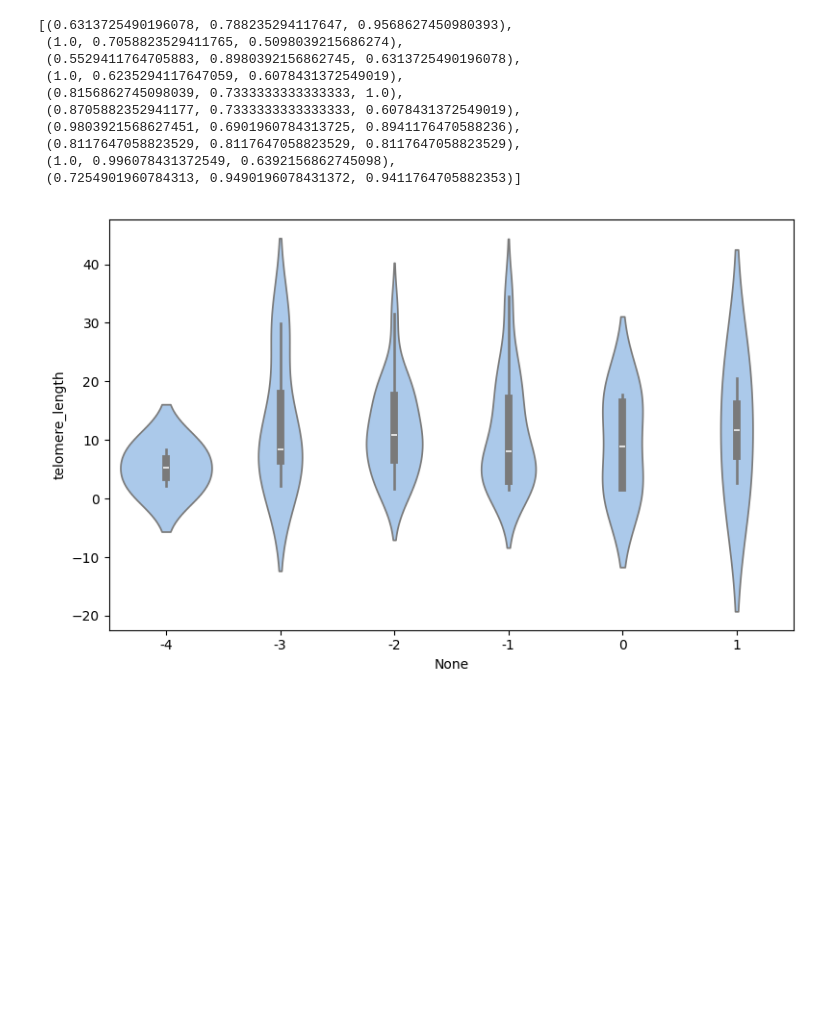
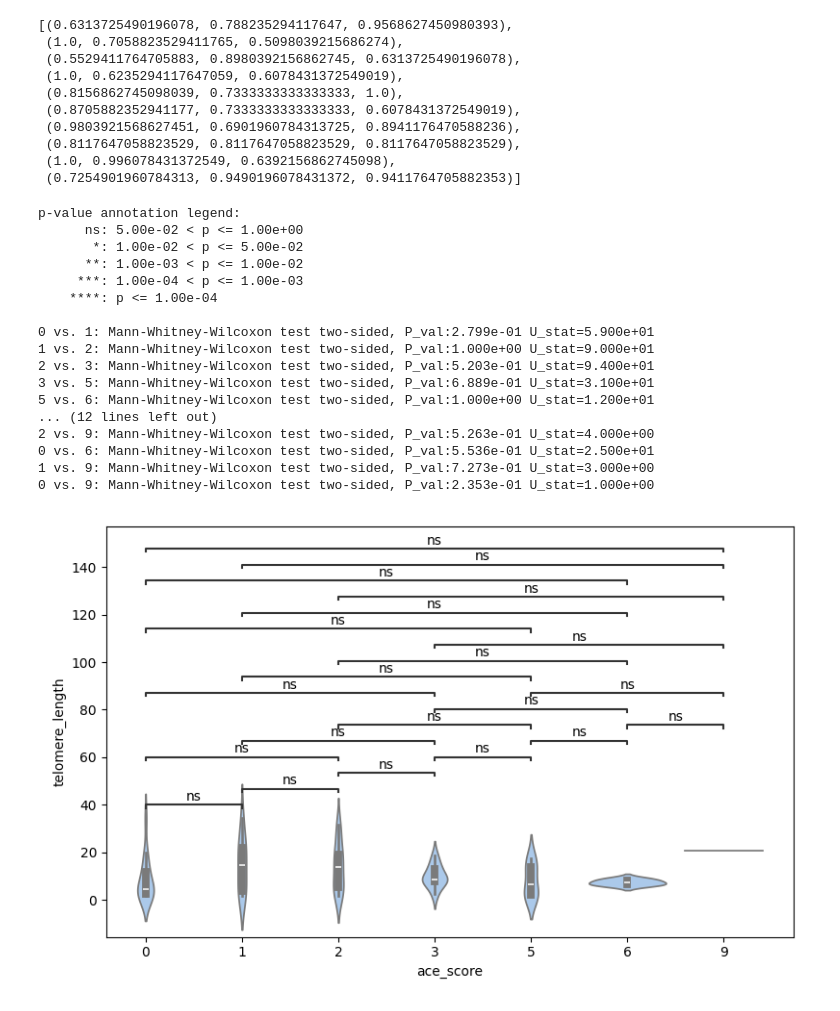
Before and after one commit to akaeii/telomere-mental-health, a Jupyter notebook: testing_grounds.ipynb, the cells around one changed output. Cells and saved outputs as stored; diff of their text form; code cells hidden in the pictures; blank space fills up the shorter version.

```diff
--- a/testing_grounds.ipynb
+++ b/testing_grounds.ipynb
@@ -30,8 +32,36 @@ palette
+# %%
+pairs = list(combinations([0, 1, 2, 3, 5, 6, 9], r=2))
 # %%
 test_fig, test_ax = plt.subplots(1, 1, figsize=(8, 5))
 
-sns.violinplot(x=delta_hamd, y=data.telomere_length)
+sns.violinplot(x=data.ace_score, y=data.telomere_length)
+
+annotator = Annotator(
+    ax=test_ax,
+    pairs=pairs,
+    x=data.ace_score,
+    y=data.telomere_length,
+)
+annotator.configure(test="Mann-Whitney", text_format="star", loc="inside")
+annotator.apply_and_annotate()
 
 test_fig.tight_layout()
 # %% [output]
+p-value annotation legend:
+      ns: 5.00e-02 < p <= 1.00e+00
+       *: 1.00e-02 < p <= 5.00e-02
+      **: 1.00e-03 < p <= 1.00e-02
+     ***: 1.00e-04 < p <= 1.00e-03
+    ****: p <= 1.00e-04
+
+0 vs. 1: Mann-Whitney-Wilcoxon test two-sided, P_val:2.799e-01 U_stat=5.900e+01
+1 vs. 2: Mann-Whitney-Wilcoxon test two-sided, P_val:1.000e+00 U_stat=9.000e+01
+2 vs. 3: Mann-Whitney-Wilcoxon test two-sided, P_val:5.203e-01 U_stat=9.400e+01
+3 vs. 5: Mann-Whitney-Wilcoxon test two-sided, P_val:6.889e-01 U_stat=3.100e+01
+5 vs. 6: Mann-Whitney-Wilcoxon test two-sided, P_val:1.000e+00 U_stat=1.200e+01
+... (12 lines left out)
+2 vs. 9: Mann-Whitney-Wilcoxon test two-sided, P_val:5.263e-01 U_stat=4.000e+00
+0 vs. 6: Mann-Whitney-Wilcoxon test two-sided, P_val:5.536e-01 U_stat=2.500e+01
+1 vs. 9: Mann-Whitney-Wilcoxon test two-sided, P_val:7.273e-01 U_stat=3.000e+00
+0 vs. 9: Mann-Whitney-Wilcoxon test two-sided, P_val:2.353e-01 U_stat=1.000e+00
-[figure, old version]
+[figure, new version]
```
Also changed, not shown: parts of 1 cell of this notebook.
